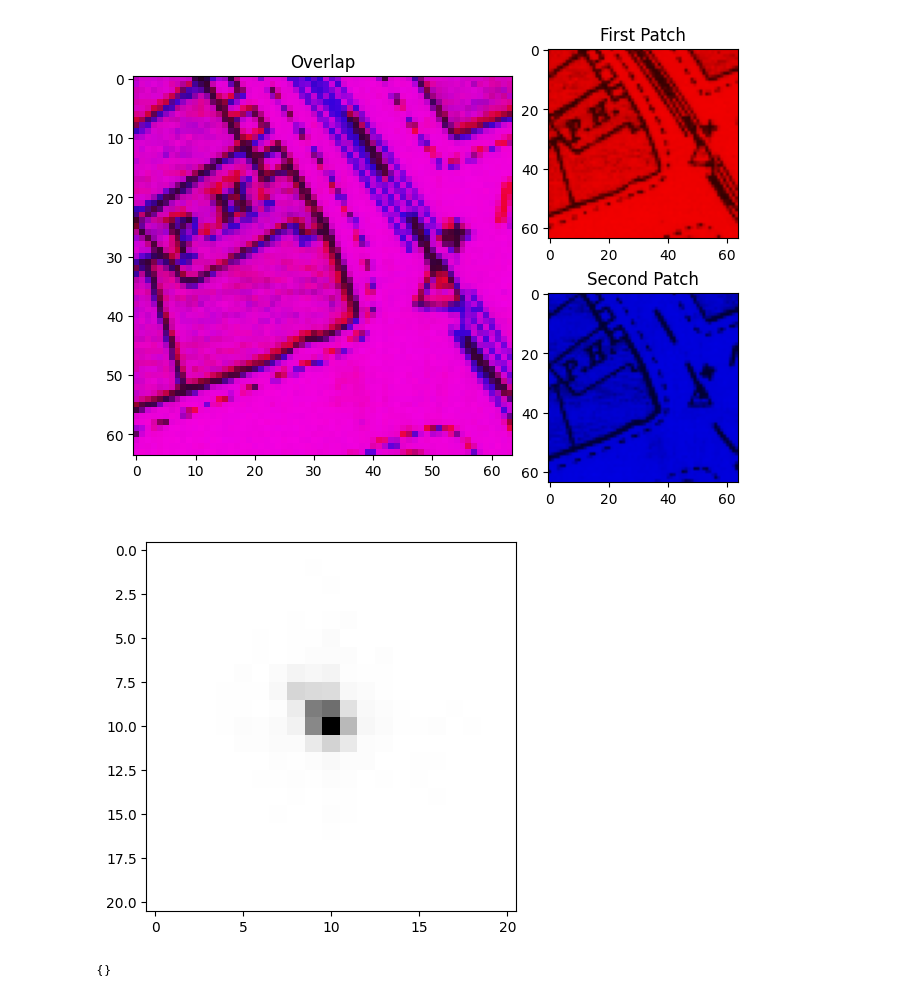
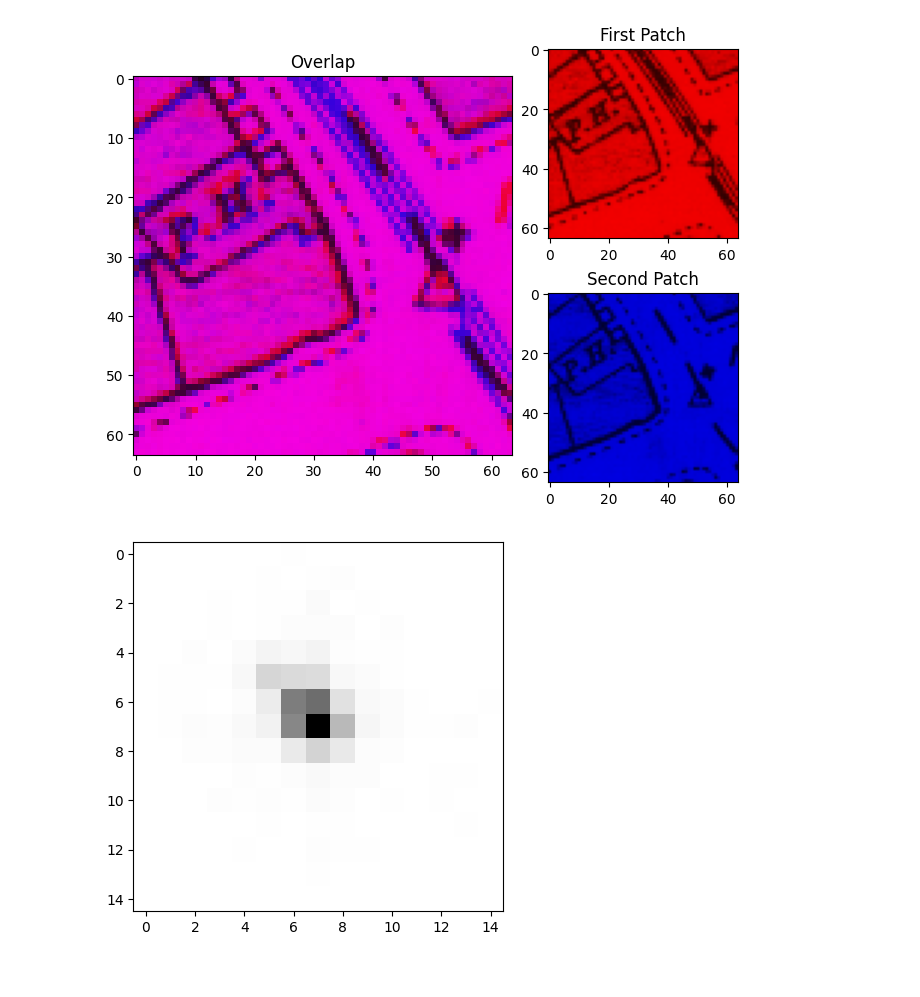
Before and after one commit to alv31415/contrastive-map, a Jupyter notebook: src/dev/patch_aligner.ipynb, the cells around one changed output. Saved outputs shown, nothing was run; the diff lists cells and outputs as text; code cells hidden in the pictures.

```diff
--- a/src/dev/patch_aligner.ipynb
+++ b/src/dev/patch_aligner.ipynb
@@ -36,6 +41,7 @@ class MapPatch():
         self.patch = patch
         self.patch_index = patch_index
         self.origin_map = origin_map
+        self.patch_shift = None
 
     @staticmethod
     def get_map_patches(file_name, patch_width, map_transformer = None, verbose = True):
@@ -69,7 +75,20 @@ class MapPatch():
 
         return patches
 
+    def get_map_px(self):
+        """
+        Gets location of the top left pixel of the patch in the original image.
+        """
+        patch_size = self.patch.shape[0]
+        row = self.patch_index[0]
+        col = self.patch_index[1]
+
+        return (row * patch_size, col * patch_size)
+
     def show(self, verbose = True):
+        """
+        Shows the patch.
+        """
         fig, ax = plt.subplots()
         ax.imshow(self.patch)
 
@@ -187,0 +216,6 @@ INFO:root:2,301 patches from ../data/map_4.tif generated with shape (39, 59, 1,
+# %%
+patch = patch_data[-1][0]
+px = patch.get_map_px()
+fig, ax = plt.subplots()
+ax.imshow(mapp[px[0]:px[0] + 64,px[1]:px[1]+64,:])
+plt.show()
@@ -193,19 +233,19 @@ class PatchAligner():
     @staticmethod
     def plot_colour_hist(patch, grayscale = True):
 
-        hist_patch = patch
+        hist_patch = np.uint8(patch)
 
         if grayscale:
-            gray_hist = cv.calcHist([cv.cvtColor(patch, cv.COLOR_BGR2GRAY)], [0], None, [256], [0,256])
+            gray_hist = cv.calcHist([cv.cvtColor(hist_patch, cv.COLOR_BGR2GRAY)], [0], None, [256], [0,256])
 
             fig, ax = plt.subplots()
             ax.plot(gray_hist)
             plt.show()
 
         else:
-            blue_hist = cv.calcHist([patch], [0], None, [256], [0, 256])
-            red_hist = cv.calcHist([patch], [1], None, [256], [0, 256])
-            green_hist = cv.calcHist([patch], [2], None, [256], [0, 256])
+            blue_hist = cv.calcHist([hist_patch], [0], None, [256], [0, 256])
+            red_hist = cv.calcHist([hist_patch], [1], None, [256], [0, 256])
+            green_hist = cv.calcHist([hist_patch], [2], None, [256], [0, 256])
 
             fig, ax = plt.subplots()
             ax.plot(blue_hist, c = "blue")
@@ -278,7 +318,9 @@ class PatchAligner():
         alignment_count = np.zeros((2*padding_size+1, 2*padding_size+1))
 
         for i in range(len(align_patches)):
-            x_shift, y_shift = PatchAligner.get_patch_alignment(align_patches[i], reference_patches[i], padding_size)
+            x_shift, y_shift = PatchAligner.get_patch_alignment(np.uint8(align_patches[i]),
+                                                                np.uint8(reference_patches[i]),
+                                                                padding_size)
             alignment_count[x_shift + padding_size, y_shift + padding_size] += 1
 
         PatchAligner.show(alignment_count, cmap)
@@ -333,10 +375,10 @@ PatchAligner.overlap_patches(shift_img1, img2)
 # %%
 align_patches = [np.uint8(patch.patch) for patch in patch_data.patches[:2301]]
 ref_patches = [np.uint8(patch.patch) for patch in patch_data.patches[2301:2*2301]]
 
-alignment_count = PatchAligner.plot_best_alignment_heatmap(align_patches, ref_patches, 10, cmap = "gray_r")
+alignment_count = PatchAligner.plot_best_alignment_heatmap(align_patches, ref_patches, 7, cmap = "gray_r")
 # %% [output]
-[figure, old version]
+[figure, new version]
 # %%
 class MapAligner():
     def __init__(self, map_dir):
@@ -522,5 +669,0 @@ class MapAligner():
-# %%
-ma = MapAligner("../data/originals")
-ma.group_maps_in_dir(0.7, to_long_lat=False)
-# %% [output]
-{}
```
Also changed, not shown: parts of 31 cells of this notebook, 3 other files.
